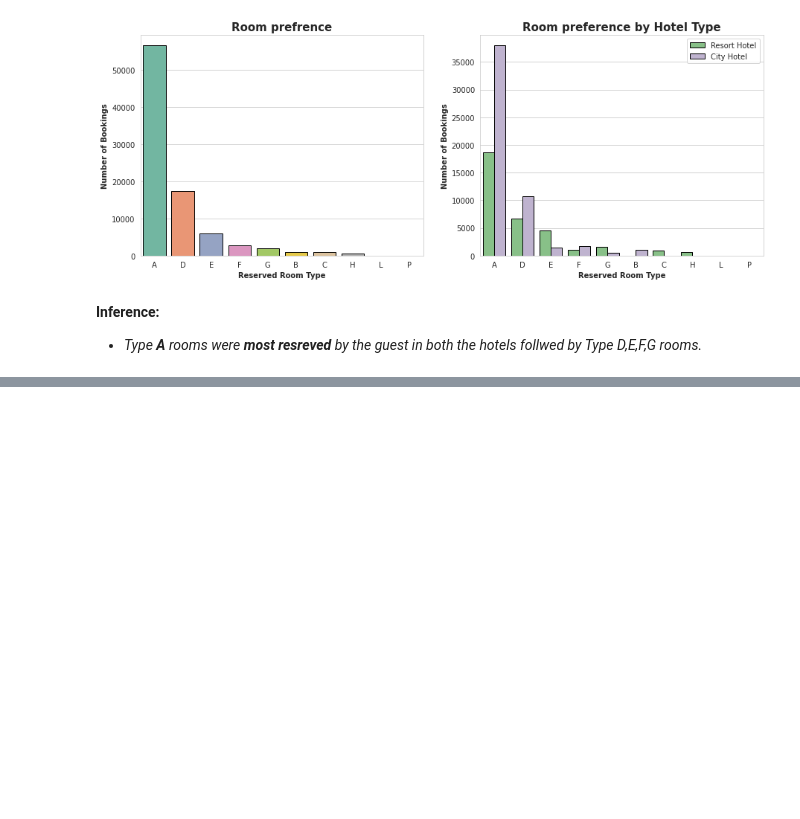
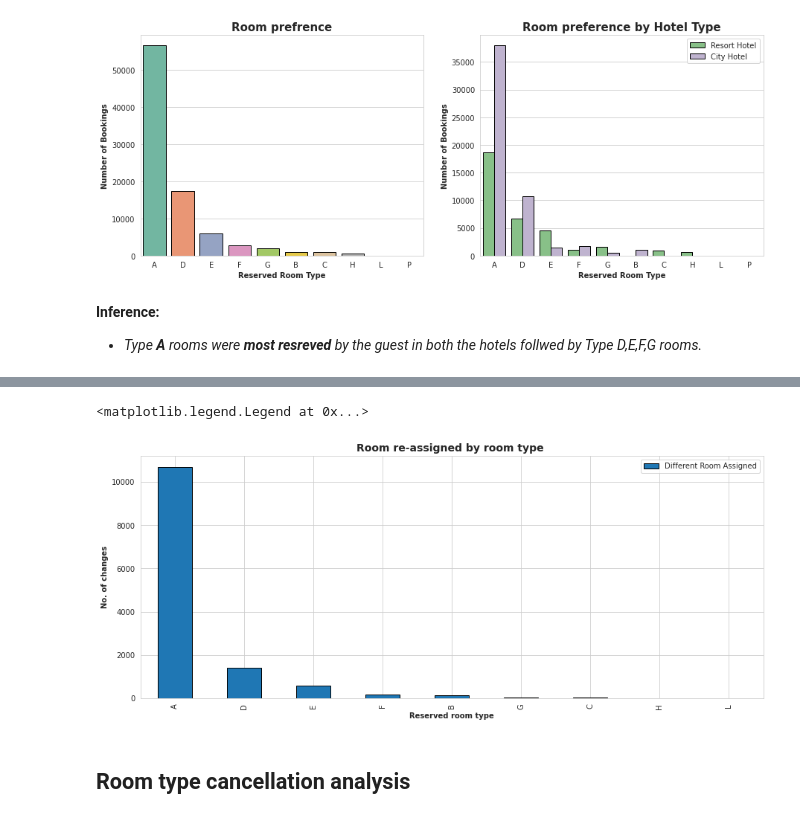
Before and after one commit to shrikantkute/EDA-Hotel-Booking, a Jupyter notebook: Hotel_Booking_EDA.ipynb, the cells around one changed output, grey strips where cells are left out. Cells and saved outputs as stored; diff of their text form; code cells hidden in the pictures; blank space fills up the shorter version.

```diff
--- a/Hotel_Booking_EDA.ipynb
+++ b/Hotel_Booking_EDA.ipynb
@@ -586,0 +724,5 @@ plt.legend(loc='upper right')
+# %%
+# Most changes in which room type?
+room_change_by_room_type=hotel_df[hotel_df['room_reassigned_status']=='Different Room Assigned'].groupby(['reserved_room_type'])['room_reassigned_status'].value_counts().unstack()
+# Sort in descending order
+room_change_by_room_type.sort_values('Different Room Assigned',ascending=False)
@@ -586,0 +741,10 @@ plt.legend(loc='upper right')
+# %%
+# Visualization
+room_change_by_room_type.sort_values('Different Room Assigned',ascending=False).plot(kind='bar',edgecolor='black',figsize=(15,6))
+plt.title('Room re-assigned by room type ',weight='bold',fontsize=14)
+plt.xlabel('Reserved room type',weight='bold')
+plt.ylabel('No. of changes',weight='bold')
+plt.legend(loc='upper right')
+# %% [output]
+<matplotlib.legend.Legend at 0x...>
+[figure, added]
@@ -586,0 +753,2 @@ plt.legend(loc='upper right')
+# %% [markdown]
+## Room type cancellation analysis
```
Also changed, not shown: parts of 42 cells of this notebook.
